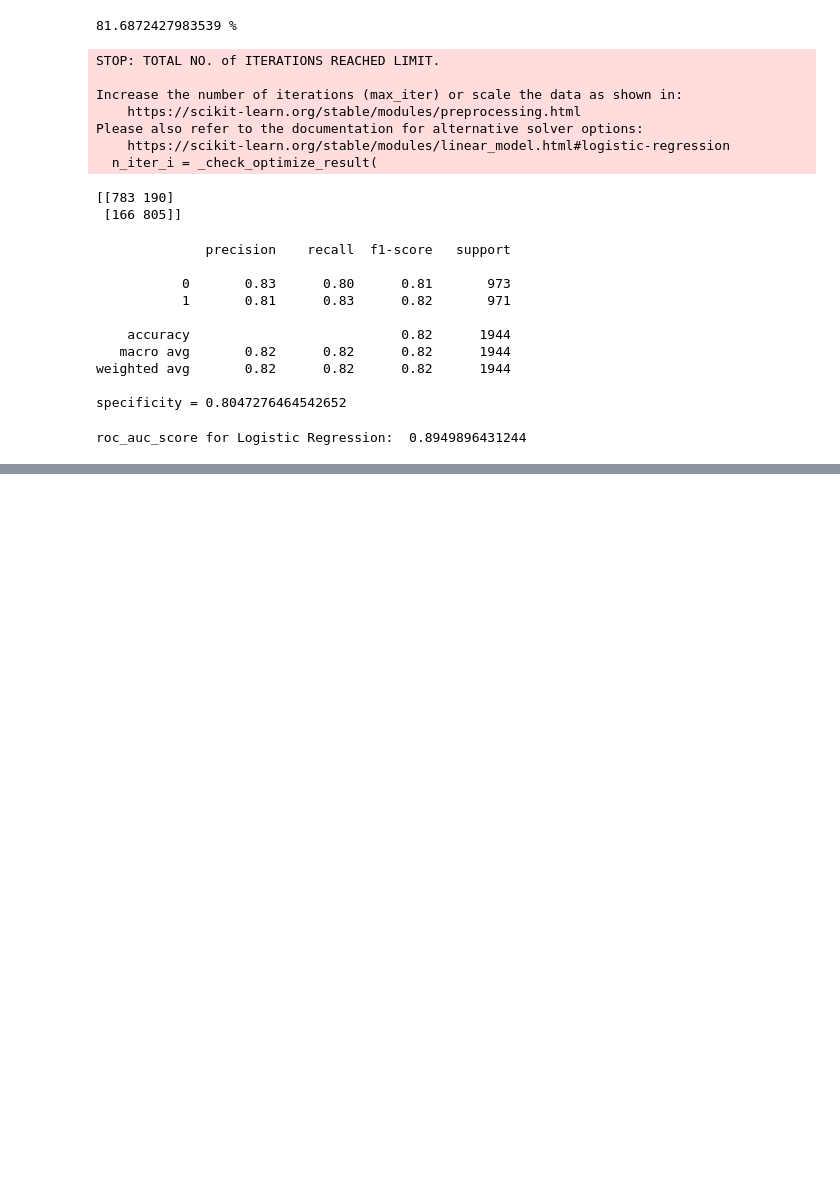
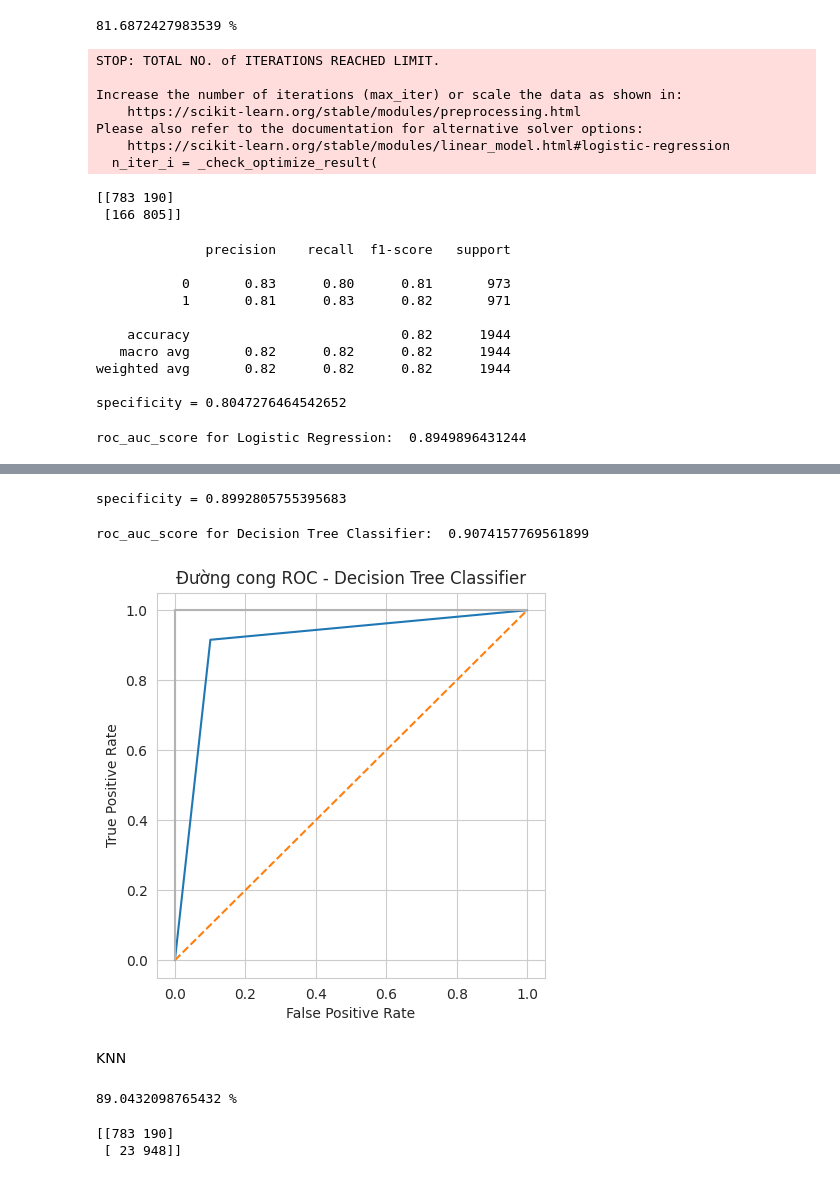
Before and after one commit to KhongDucQuang/Project_I, a Jupyter notebook: BaiTapLon/strokePre.ipynb, the cells around one changed output, grey strips where cells are left out. Saved outputs shown, nothing was run; the diff lists cells and outputs as text; code cells hidden in the pictures; blank space fills up the shorter version.

```diff
--- a/BaiTapLon/strokePre.ipynb
+++ b/BaiTapLon/strokePre.ipynb
@@ -387,0 +434,37 @@ roc_auc_score for Logistic Regression:  0.8949896431244
+# %%
+print("specificity =", CM[0][0]/(CM[0][0]+CM[0][1]))
+# %% [output]
+specificity = 0.8992805755395683
+# %%
+y_score_DTC = DTC.predict_proba(X_test)[:,1]
+false_positive_rate2, true_positive_rate2, threshold2 = roc_curve(Y_test, y_score_DTC)
+print('roc_auc_score for Decision Tree Classifier: ', roc_auc_score(Y_test, y_score_DTC))
+# %% [output]
+roc_auc_score for Decision Tree Classifier:  0.9074157769561899
+# %%
+plt.figure(figsize=(5,5))
+plt.title('Đường cong ROC - Decision Tree Classifier')
+plt.plot(false_positive_rate2, true_positive_rate2)
+plt.plot([0, 1], ls="--")
+plt.plot([0, 0], [1, 0] , c=".7"), plt.plot([1, 1] , c=".7")
+plt.ylabel('True Positive Rate')
+plt.xlabel('False Positive Rate')
+plt.show()
+# %% [output]
+[figure, added]
+# %% [markdown]
+KNN
+# %%
+KNN_clf = KNeighborsClassifier()
+KNN_clf.fit(X_train,Y_train)
+Y_Res_KNN=KNN_clf.predict(X_test)
+KNN_Accuracy = accuracy_score(Y_test, Y_Res_KNN)
+print(KNN_Accuracy*100,'%')
+# %% [output]
+89.0432098765432 %
+# %%
+CM = confusion_matrix(Y_test, Y_Res_KNN)
+print(CM)
+# %% [output]
+[[783 190]
+ [ 23 948]]
```
Also changed, not shown: parts of 29 cells of this notebook, 27 other files.
